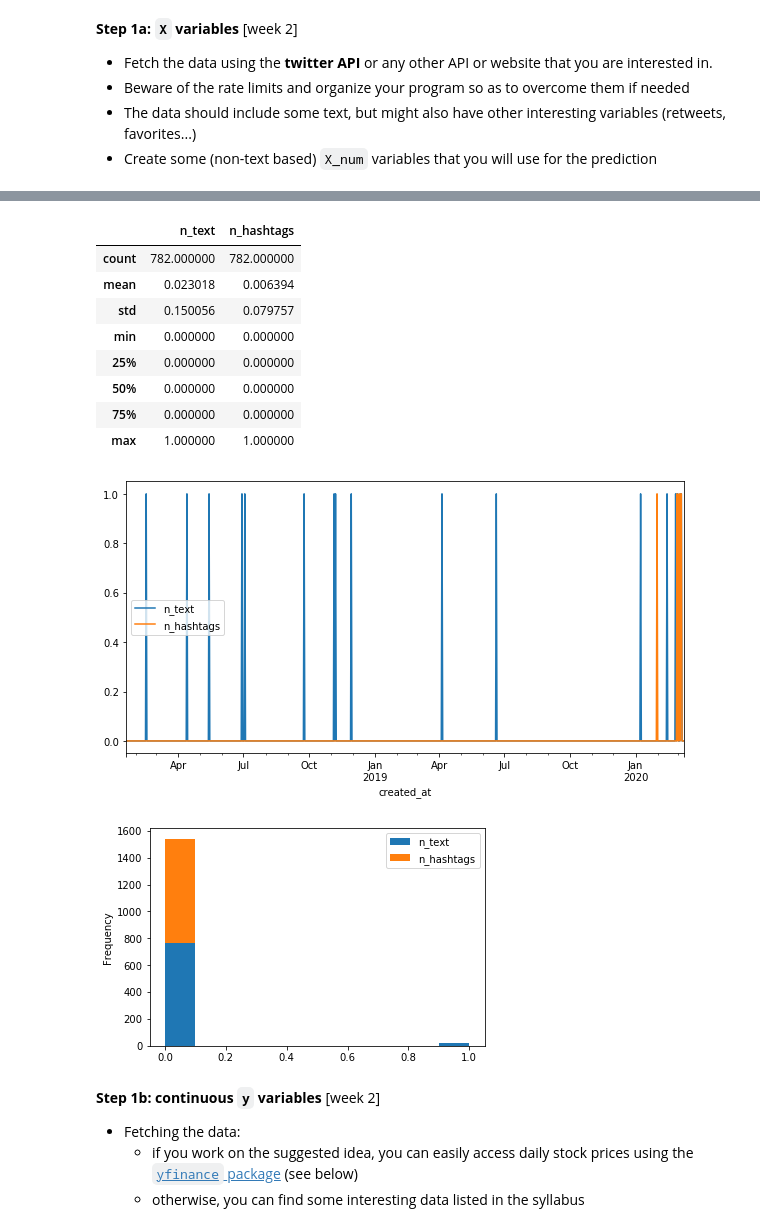
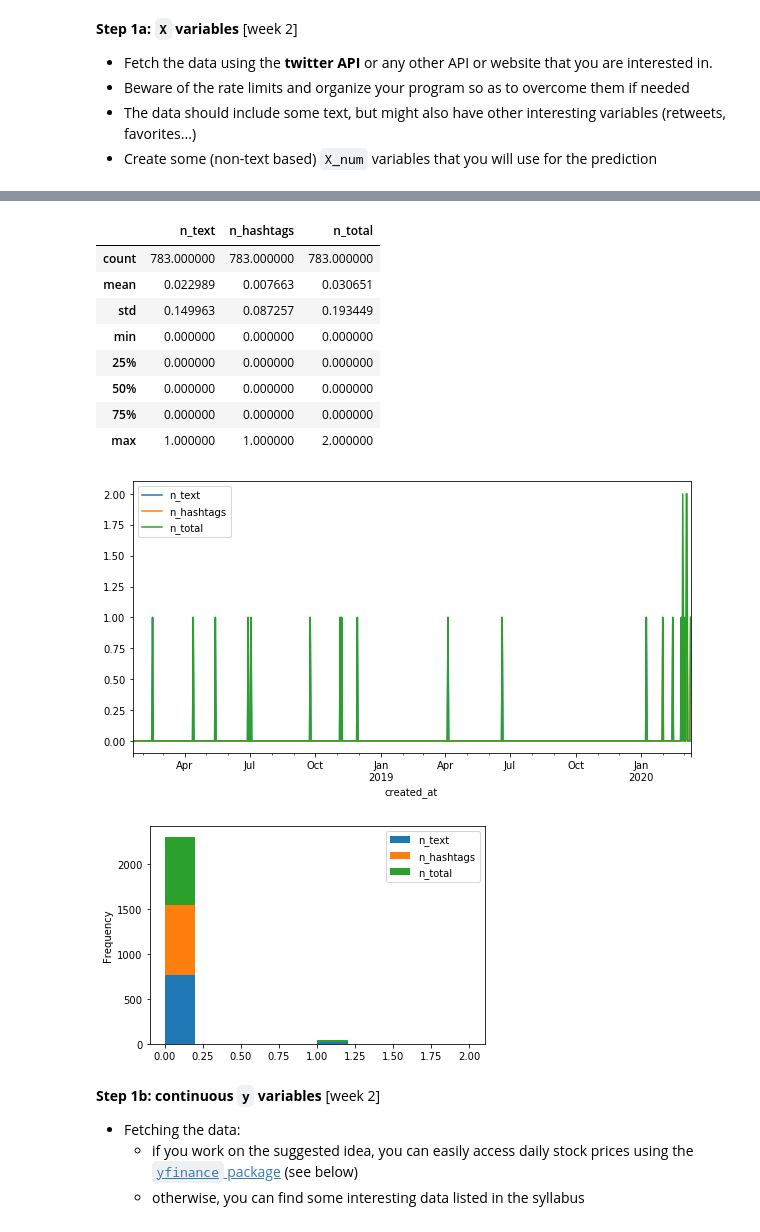
Before and after one commit to derpyninja/big_data_policy_2020, a Jupyter notebook: homeworks/hw1.ipynb, the cells around one changed output, grey strips where cells are left out. Drawn from its saved outputs; the diff is of its cells as text; code cells hidden in the pictures.

```diff
--- a/homeworks/hw1.ipynb
+++ b/homeworks/hw1.ipynb
@@ -228,16 +225,8 @@ print("{} tweets fetched.\n".format(df_tweets.shape[0]))
 # %%
+# TWEET DATA
 # create numeric X variable(s) based on fetched tweets
 # -----------------------------------------------------------------------------
-df_tweets = pd.read_csv('3M_tweets.csv', sep=';', index_col='created_at')
+df_tweets = pd.read_csv("./3M_tweets_{}.csv".format(np.datetime64('today', 'D')),
+                        sep=';', index_col='created_at')
 df_tweets.index = pd.to_datetime(df_tweets.index)
 X_num = pd.DataFrame(index=df_tweets.index, columns=['n_text', 'n_hashtags'])
-
-# define list of search strings
-hashtag_search_strings = ['coronavirus', 'covid19']
-text_search_strings = ['coronavirus', 'covid19', 'combat', 'safety'] # TODO: add more
-
-# word counter function
-def occurrence_counter(string_list, search_string):
-    return sum(map(lambda x: x in string_list, search_string.split(' ')))
-
-print(df_tweets.columns)
@@ -297,7 +283,8 @@ for idx, row in df_tweets.iterrows():
     # end of loop: update counter
     idx_num += 1
 # %%
-print(X_num)
+# combine text and hashtag ocurrences in additional column
+X_num['n_total'] = X_num['n_text'] + X_num['n_hashtags']
 X_num_daily = X_num.resample('D').sum()
 X_num_daily.plot(figsize=(10,5))
 X_num_daily.plot.hist(stacked=True)
@@ -321,14 +293,14 @@ created_at
-|  | n_text | n_hashtags |
-| count | 782.000000 | 782.000000 |
-| mean | 0.023018 | 0.006394 |
-| std | 0.150056 | 0.079757 |
-| min | 0.000000 | 0.000000 |
-| 25% | 0.000000 | 0.000000 |
-| 50% | 0.000000 | 0.000000 |
-| 75% | 0.000000 | 0.000000 |
-| max | 1.000000 | 1.000000 |
+|  | n_text | n_hashtags | n_total |
+| count | 783.000000 | 783.000000 | 783.000000 |
+| mean | 0.022989 | 0.007663 | 0.030651 |
+| std | 0.149963 | 0.087257 | 0.193449 |
+| min | 0.000000 | 0.000000 | 0.000000 |
+| 25% | 0.000000 | 0.000000 | 0.000000 |
+| 50% | 0.000000 | 0.000000 | 0.000000 |
+| 75% | 0.000000 | 0.000000 | 0.000000 |
+| max | 1.000000 | 1.000000 | 2.000000 |
-[figure, old version]
+[figure, new version]
-[figure, old version]
+[figure, new version]
 # %% [markdown]
 **Step 1b: continuous `y` variables** [week 2]
 - Fetching the data:
```
Also changed, not shown: parts of 16 cells of this notebook, 5 other files.
